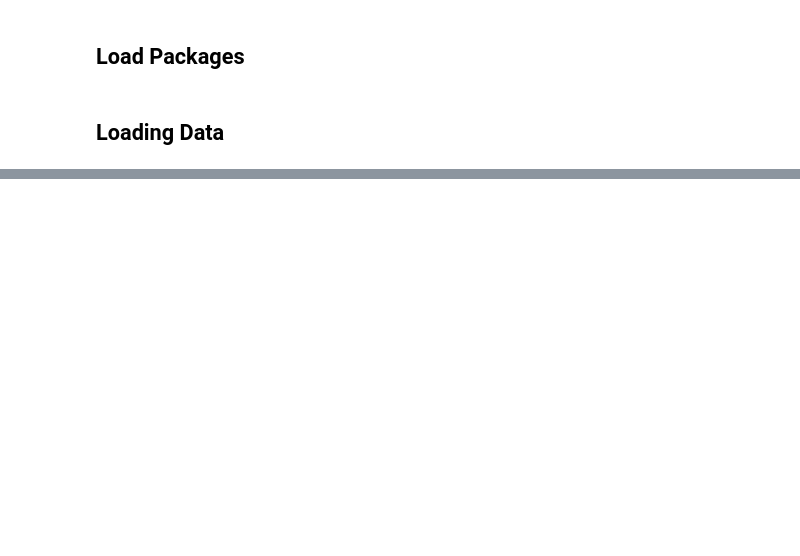
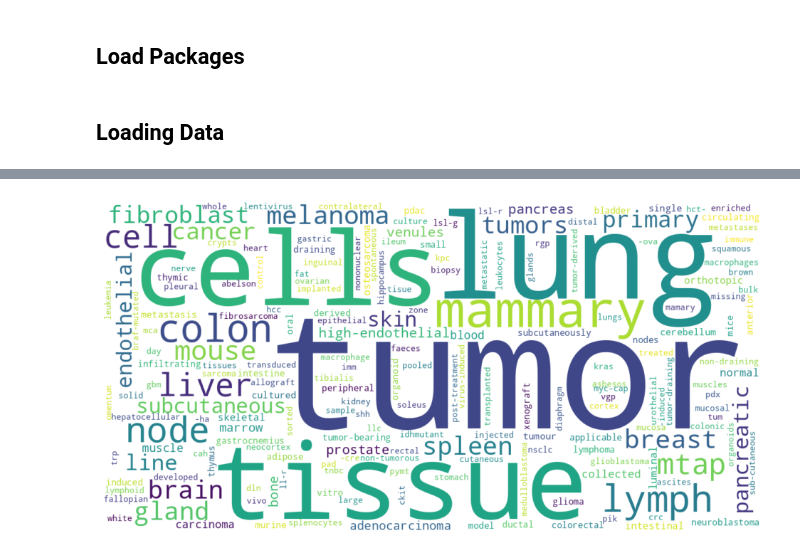
Before and after one commit to NathanG1en/Paipu-Cleaner-Cancers, a Jupyter notebook: exploration.ipynb, the cells around one changed output, grey strips where cells are left out. Drawn from its saved outputs; the diff is of its cells as text; code cells hidden in the pictures; blank space fills up the shorter version.

```diff
--- a/exploration.ipynb
+++ b/exploration.ipynb
@@ -106,3 +205,45 @@ shape: (120_900, 1_413)
+# %%
+from wordcloud import WordCloud, STOPWORDS
+import polars as pl
+import matplotlib.pyplot as plt
+
+# Tokenize with Polars, count words
+words = (
+    df.select(
+        pl.col("tissue")
+          .cast(pl.Utf8)
+          .fill_null("")
+          .str.to_lowercase()
+          .str.replace_all(r"\b(nan|none)\b", "")
+          .str.replace_all(r"[^a-z\s-]", " ")
+          .str.replace_all(r"\s+", " ")
+          .str.strip_chars()              # <- Polars uses strip_chars, not strip
+          .str.split(" ")
+          .alias("tissue")                # make sure the column is named for later steps
+    )
+    .explode("tissue")
+    .filter(pl.col("tissue") != "")
+    .group_by("tissue")                  # .groupby(...) also works; this is the modern name
+    .len()
+    .rename({"len": "count"})
+    .sort("count", descending=True)
+)
+
+# Convert to dict and drop stopwords/short tokens
+stops = set(STOPWORDS) | {"nan", "none"}
+freqs = {w: int(c) for w, c in zip(words["tissue"].to_list(), words["count"].to_list())
+         if w not in stops and len(w) > 2}
+
+wc = WordCloud(width=1200, height=600, background_color="white", collocations=False)
+wc = wc.generate_from_frequencies(freqs)
+
+plt.figure(figsize=(12,6))
+plt.imshow(wc, interpolation="bilinear")
+plt.axis("off")
+plt.show()
+# wc.to_file("tissue_wordcloud.png")
+# %% [output]
+[figure, added]
 # %%
 non_cancer_df
 # %% [output]
```
Also changed, not shown: parts of 25 cells of this notebook, 5 other files.
